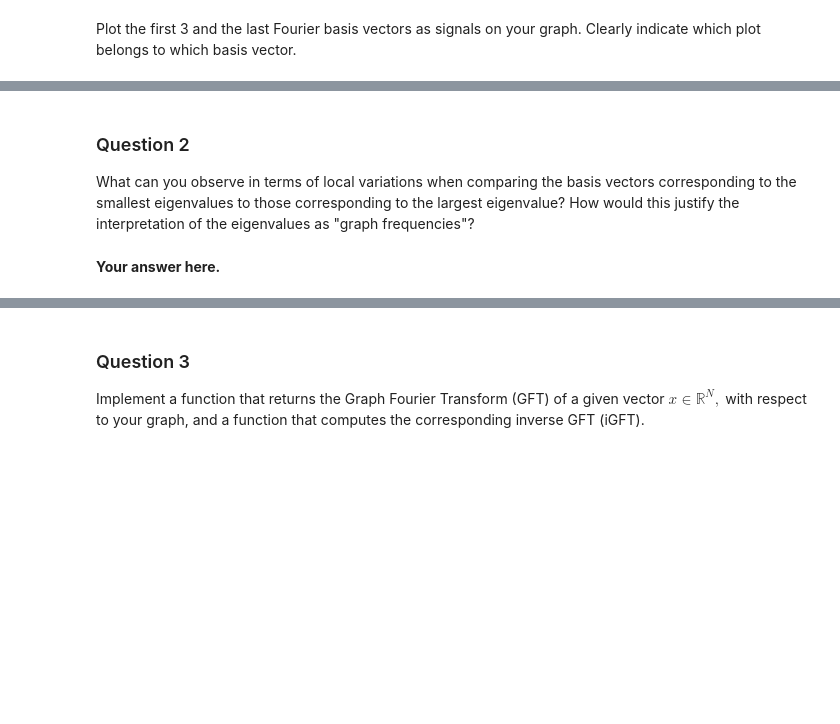
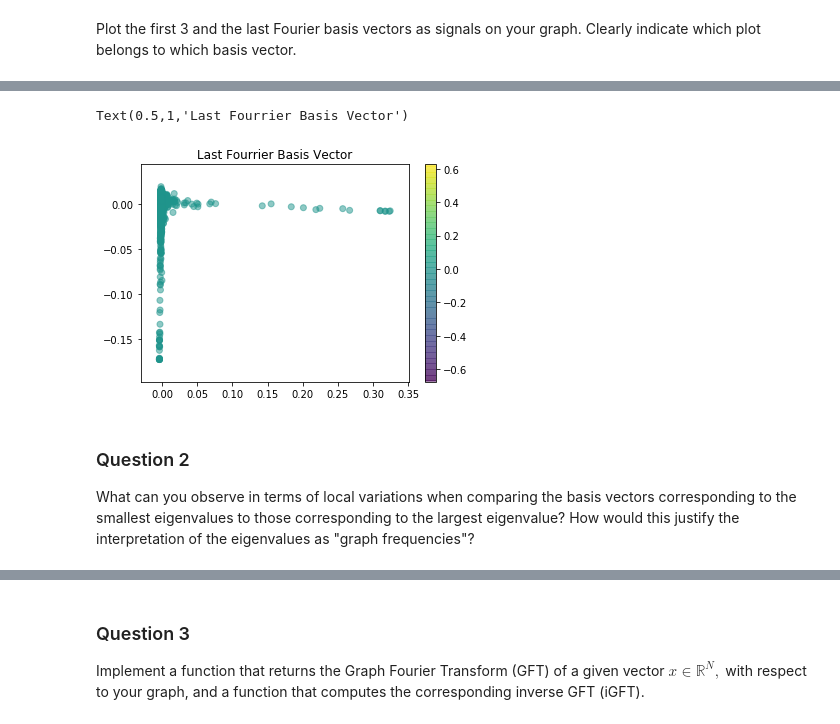
Before and after one commit to othmanbck/ntds_project_2018, a Jupyter notebook: 4_graph_signal_processing.ipynb, the cells around one changed output, grey strips where cells are left out. Cells and saved outputs as stored; diff of their text form; code cells hidden in the pictures; blank space fills up the shorter version.

```diff
--- a/4_graph_signal_processing.ipynb
+++ b/4_graph_signal_processing.ipynb
@@ -155,6 +176,11 @@ plt.title('Last Fourrier Basis Vector')
+# %%
+plt.scatter(U[:, 1], U[:, 2], c=U[:, len(U)-2], alpha=0.5)
+plt.colorbar()
+plt.title('Last Fourrier Basis Vector')
+# %% [output]
+Text(0.5,1,'Last Fourrier Basis Vector')
+[figure, added]
 # %% [markdown]
 ### Question 2
 
 What can you observe in terms of local variations when comparing the basis vectors corresponding to the smallest eigenvalues to those corresponding to the largest eigenvalue? How would this justify the interpretation of the eigenvalues as "graph frequencies"?
-# %% [markdown]
-**Your answer here.**
```
Also changed, not shown: parts of 7 cells of this notebook.
